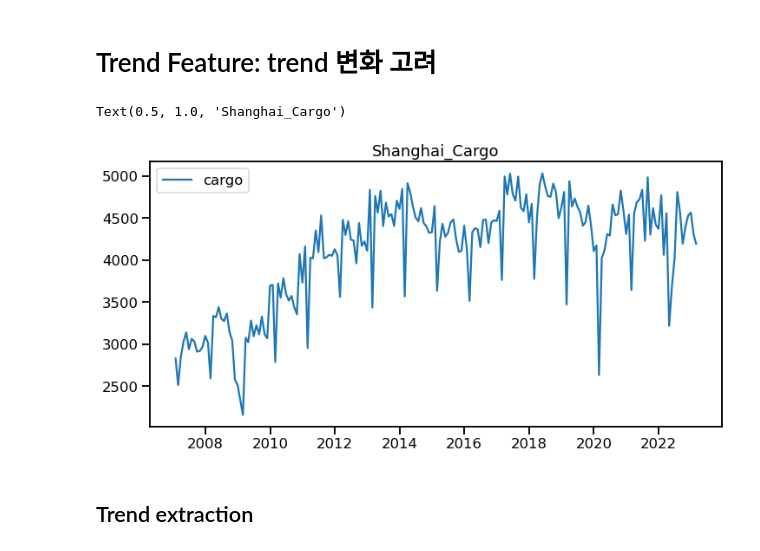
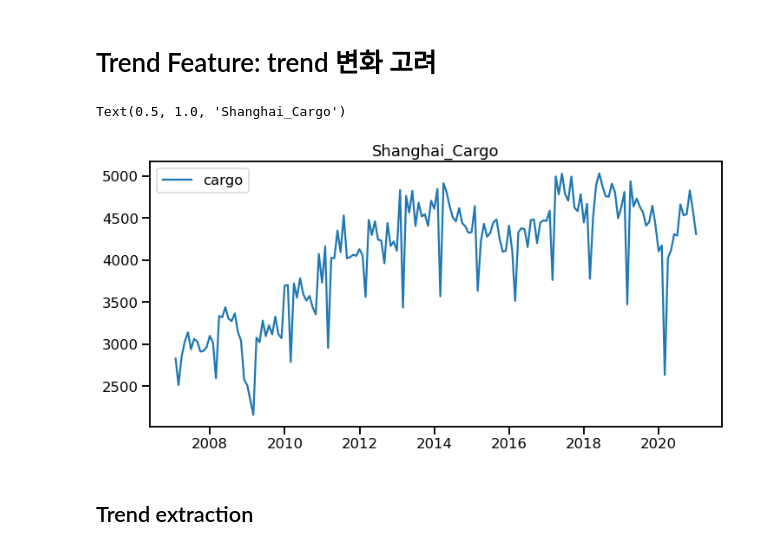
Before and after one commit to 21ckwj/project, a Jupyter notebook: project_container_freight_prediction/2. 데이터분석 및 예측.ipynb, the cells around one changed output. Cells and saved outputs as stored; diff of their text form; code cells hidden in the pictures.

```diff
--- a/project_container_freight_prediction/2. 데이터분석 및 예측.ipynb
+++ b/project_container_freight_prediction/2. 데이터분석 및 예측.ipynb
@@ -38,3 +40,10 @@ memory usage: 4.5 KB
+# %%
+years = df.index.year
+df_train = df.loc[years<=2020].copy()
+df_valid = df.loc[years==2021].copy()
+
+df_Train = df.loc[years<=2021].copy()
+df_test = df.loc[years>=2022].copy()
 # %% [markdown]
  # Data Analysis
 # %% [markdown]
@@ -55,10 +56,3 @@ ax.set_title('Shanghai_Cargo')
 # %% [output]
 Text(0.5, 1.0, 'Shanghai_Cargo')
 [figure]
-# %%
-years = df.index.year
-df_train = df.loc[years<=2020]
-df_valid = df.loc[years==2021]
-
-df_Train = df.loc[years<=2021]
-df
@@ -104,5 +99,5 @@ df.head()
 # %%
-df_ = df.copy()
+df_ = df_train.copy()
 df_['month'] = df_.index.month
 # %% [markdown]
 #### box_plot
@@ -237,12 +232,12 @@ ax.indicate_inset_zoom(ax_in,edgecolor='k')
 # Trend Feature: trend 변화 고려
 # %%
 fig,ax = plt.subplots(figsize=(10,5), constrained_layout=True)
-ax.plot(df.index, df['cargo'],label='cargo')
+ax.plot(df_.index, df_['cargo'],label='cargo')
 ax.legend()
 ax.set_title('Shanghai_Cargo')
 # %% [output]
 Text(0.5, 1.0, 'Shanghai_Cargo')
-[figure, old version]
+[figure, new version]
 # %% [markdown]
 ## Trend extraction
 # %%
```
Also changed, not shown: parts of 34 cells of this notebook.
